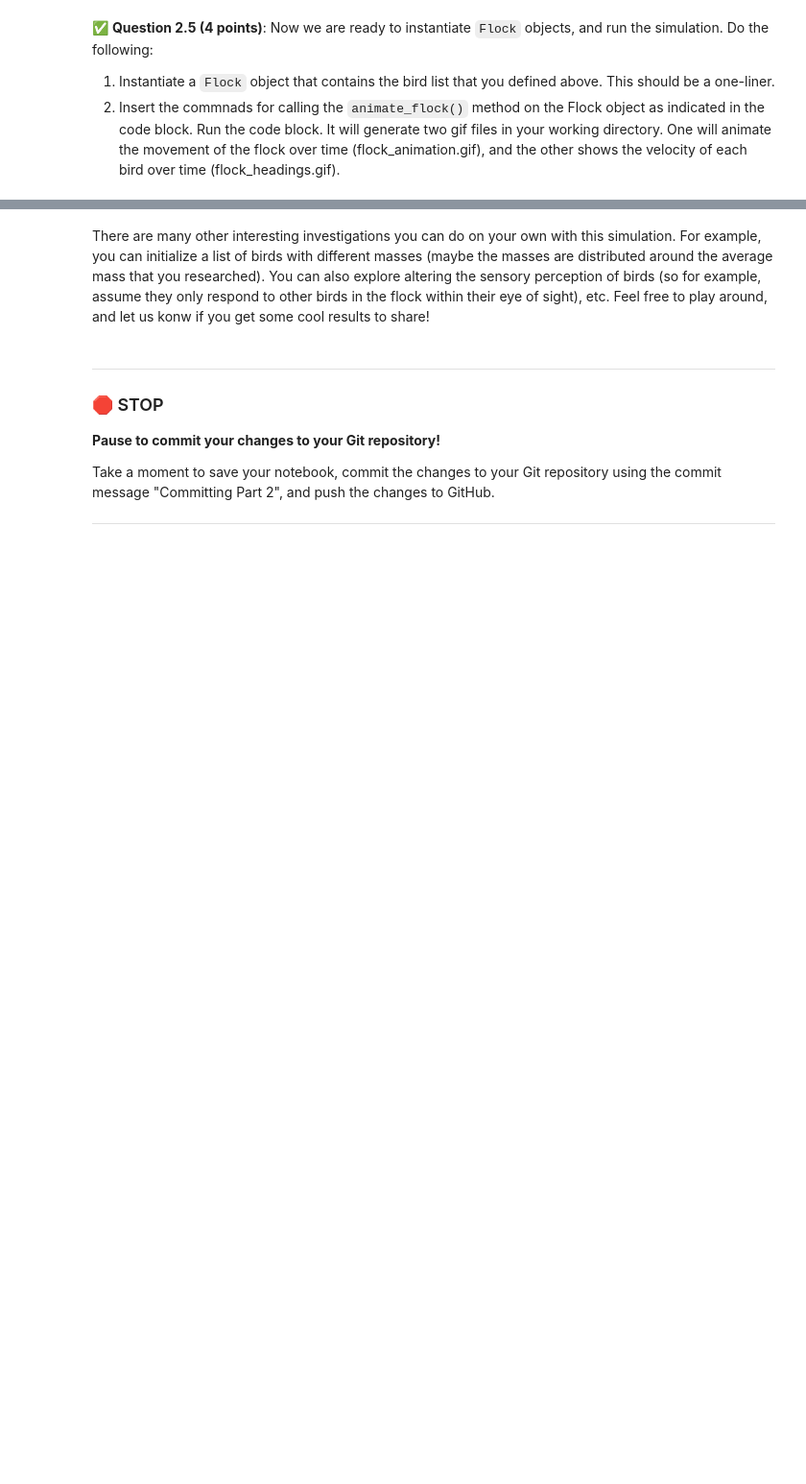
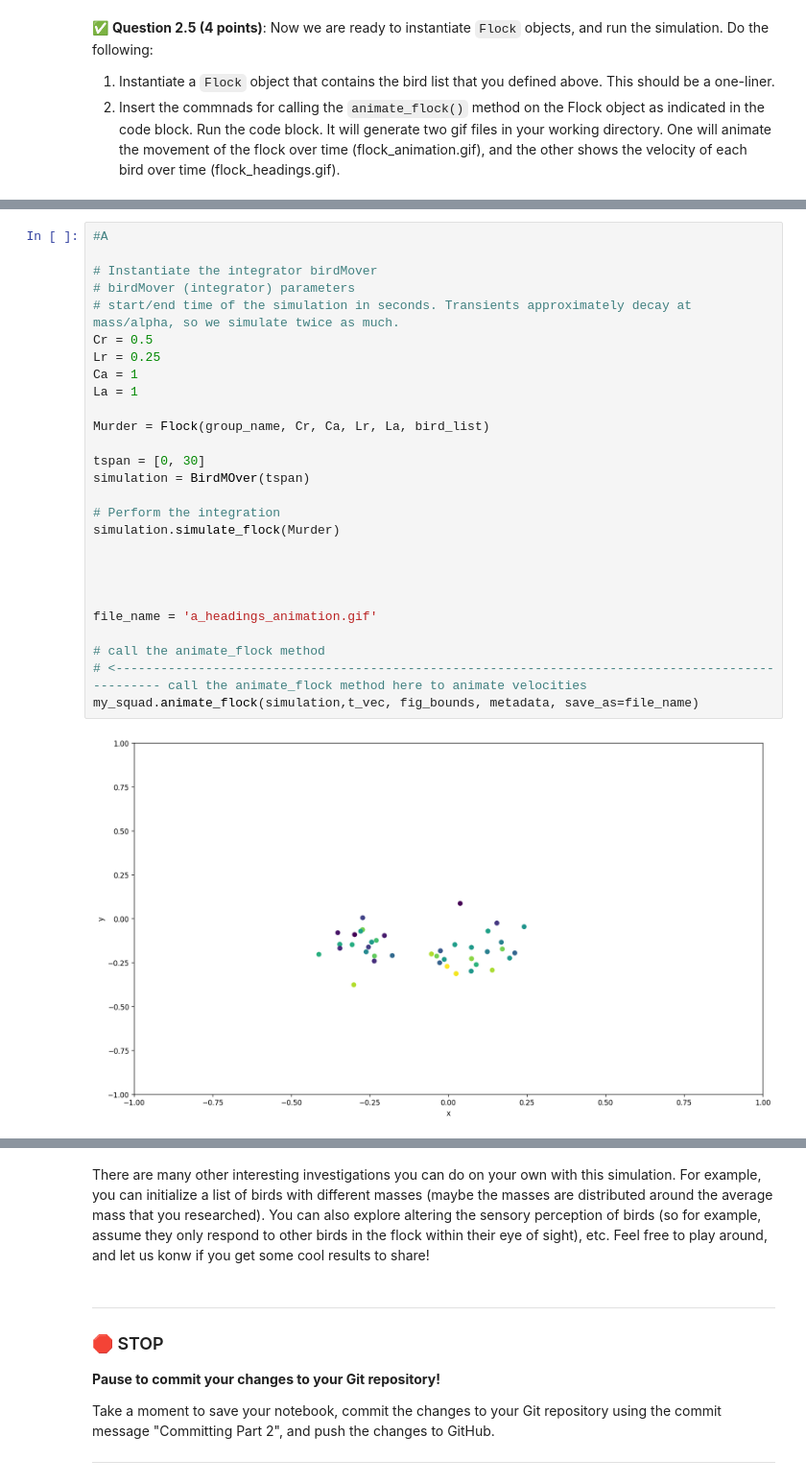
Before and after one commit to Burkey3072/CMSE202-f24-turnin, a Jupyter notebook: HW-02/HW-02_ABMandGraphTheory-STUDENT.ipynb, the cells around one changed output, grey strips where cells are left out. Shown at 96% size. Saved outputs shown, nothing was run; the diff lists cells and outputs as text; blank space fills up the shorter version.

Commit message:
this is after modeling my murders of crows

```diff
--- a/HW-02/HW-02_ABMandGraphTheory-STUDENT.ipynb
+++ b/HW-02/HW-02_ABMandGraphTheory-STUDENT.ipynb
@@ -520,0 +605,29 @@ Different flock parameters can lead to different swarming behavior, or even the
+# %%
+#A
+
+# Instantiate the integrator birdMover
+# birdMover (integrator) parameters
+# start/end time of the simulation in seconds. Transients approximately decay at mass/alpha, so we simulate twice as much.
+Cr = 0.5
+Lr = 0.25
+Ca = 1
+La = 1
+
+Murder = Flock(group_name, Cr, Ca, Lr, La, bird_list)
+
+tspan = [0, 30]
+simulation = BirdMOver(tspan)
+
+# Perform the integration
+simulation.simulate_flock(Murder)
+
+
+
+
+file_name = 'a_headings_animation.gif'
+
+# call the animate_flock method
+# <------------------------------------------------------------------------------------------------- call the animate_flock method here to animate velocities
+my_squad.animate_flock(simulation,t_vec, fig_bounds, metadata, save_as=file_name)
+# %% [output]
+[figure, added]
```
Also changed, not shown: parts of 17 cells of this notebook, 5 other files.
